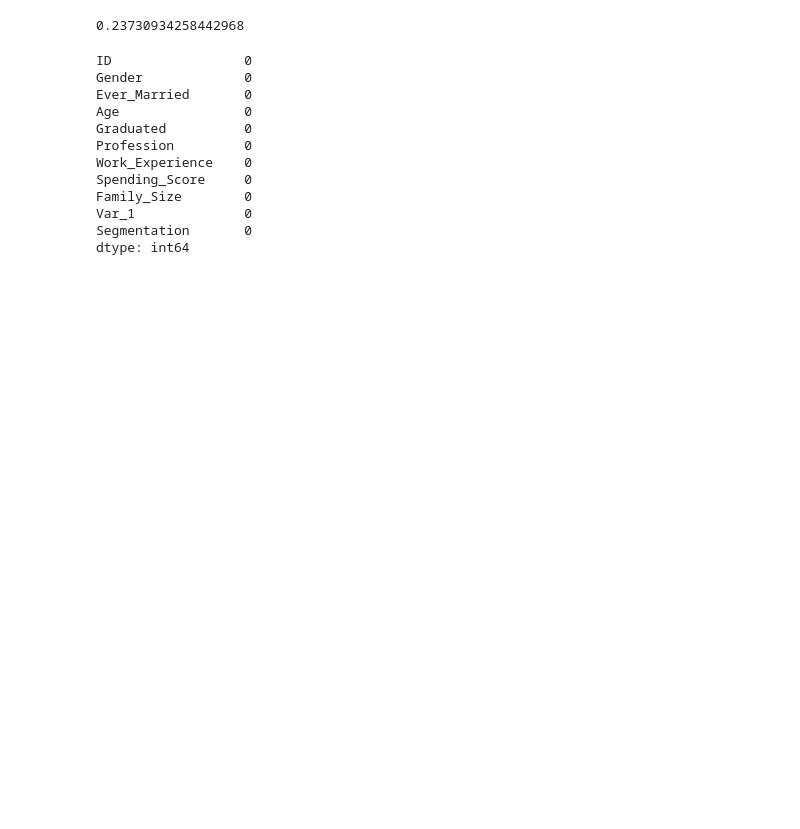
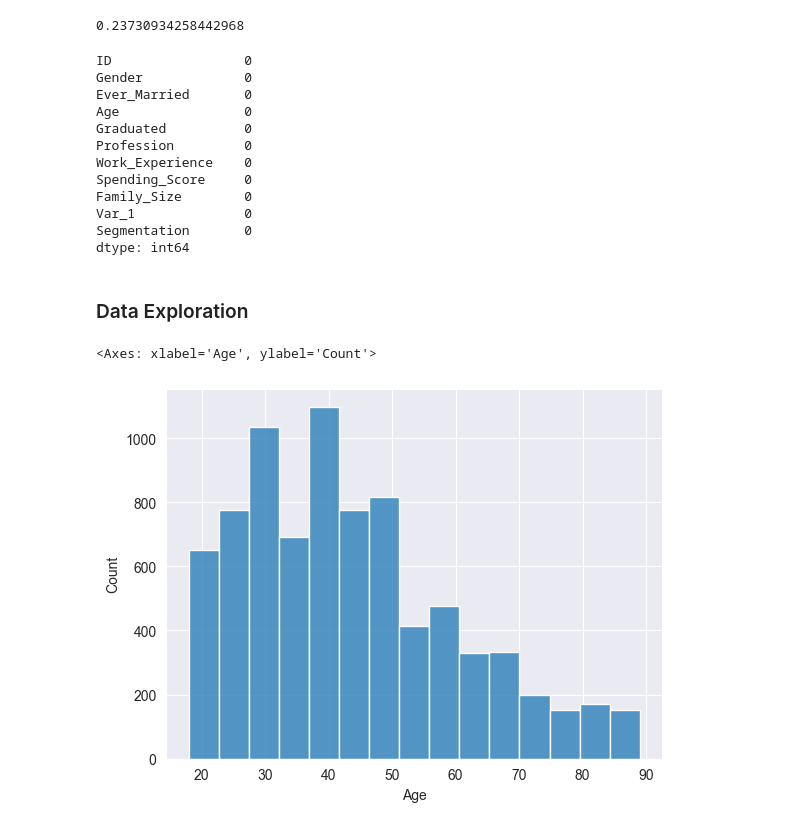
Before and after one commit to niranjanblank/CustomerSegmentation, a Jupyter notebook: eda.ipynb, the cells around one changed output. Cells and saved outputs as stored; diff of their text form; code cells hidden in the pictures; blank space fills up the shorter version.

Commit message:
barchanrt and histogram created

```diff
--- a/eda.ipynb
+++ b/eda.ipynb
@@ -116,3 +116,5 @@ Family_Size        0
 Var_1              0
 Segmentation       0
 dtype: int64
+# %% [markdown]
+### Data Exploration
@@ -118,0 +123,5 @@ dtype: int64
+# %%
+sns.histplot(customer_data["Age"], bins=15)
+# %% [output]
+<Axes: xlabel='Age', ylabel='Count'>
+[figure, added]
```
Also changed, not shown: parts of 6 cells of this notebook, 1 other file.
